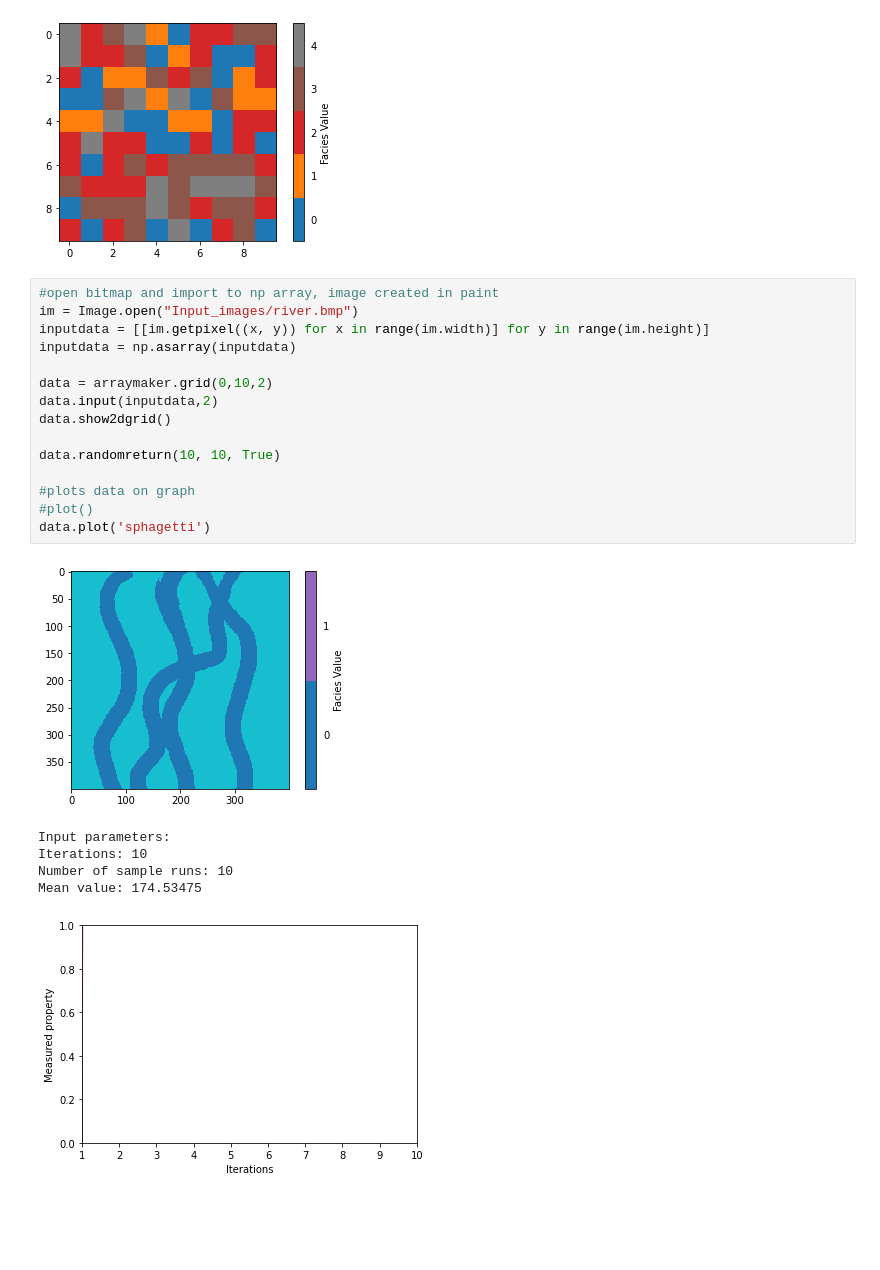
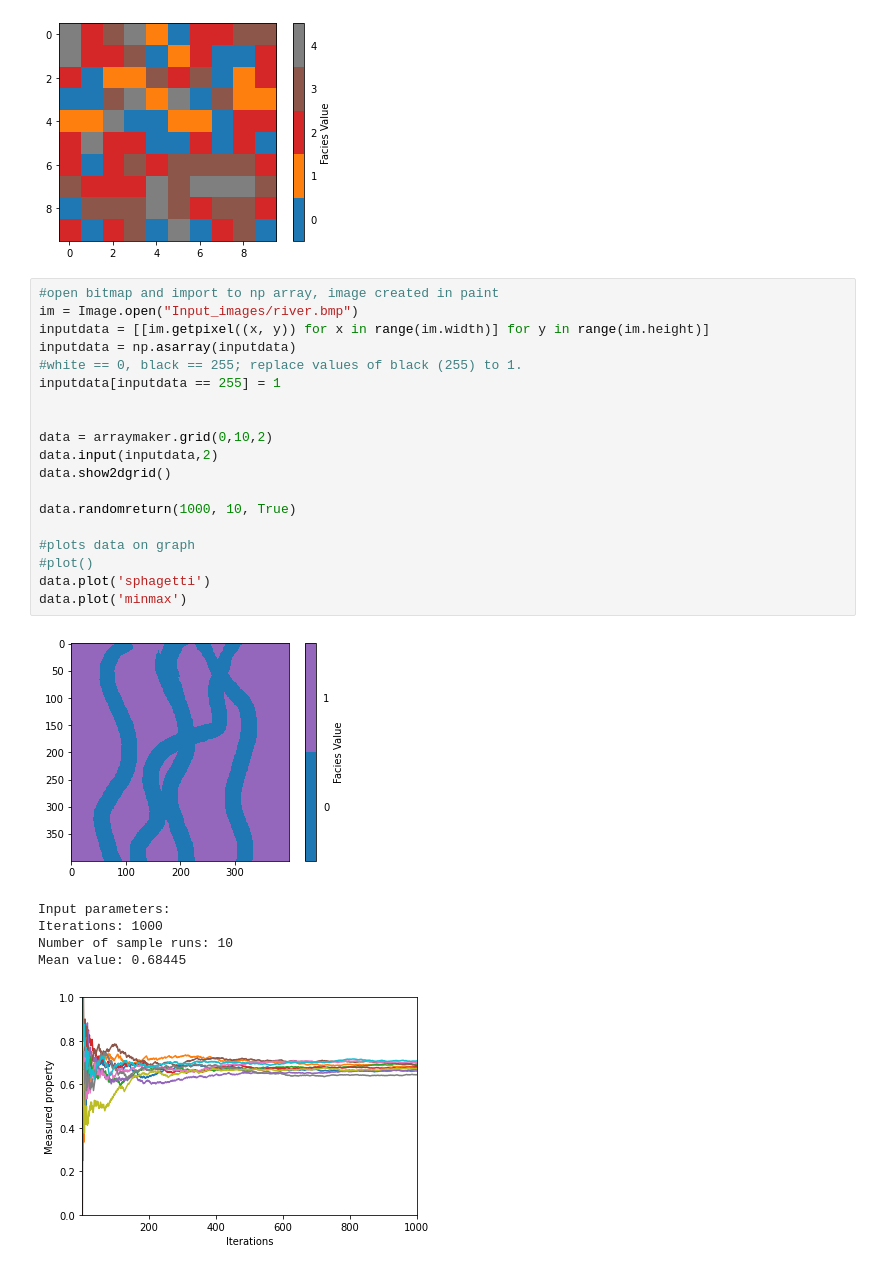
Before and after one commit to JamesEBall/REVSim, a Jupyter notebook: runme.ipynb, the cells around one changed output. Cells and saved outputs as stored; diff of their text form; blank space fills up the shorter version.

Commit message:
#created new function to read paint images (in progress)

```diff
--- a/runme.ipynb
+++ b/runme.ipynb
@@ -70,22 +70,26 @@ IntProgress(value=0, description='generating', max=1)
 # %%
 #open bitmap and import to np array, image created in paint
 im = Image.open("Input_images/river.bmp")
 inputdata = [[im.getpixel((x, y)) for x in range(im.width)] for y in range(im.height)]
 inputdata = np.asarray(inputdata)
+#white == 0, black == 255; replace values of black (255) to 1.
+inputdata[inputdata == 255] = 1
+
 
 data = arraymaker.grid(0,10,2)
 data.input(inputdata,2)
 data.show2dgrid()
 
-data.randomreturn(10, 10, True)
+data.randomreturn(1000, 10, True)
 
 #plots data on graph
 #plot()
 data.plot('sphagetti')
+data.plot('minmax')
 # %% [output]
-[figure, old version]
+[figure, new version]
 Input parameters:
-Iterations: 10
+Iterations: 1000
 Number of sample runs: 10
-Mean value: 174.53475
+Mean value: 0.68445
-[figure, old version]
+[figure, new version]
```
Also changed, not shown: parts of 1 cell of this notebook, 1 other file.
